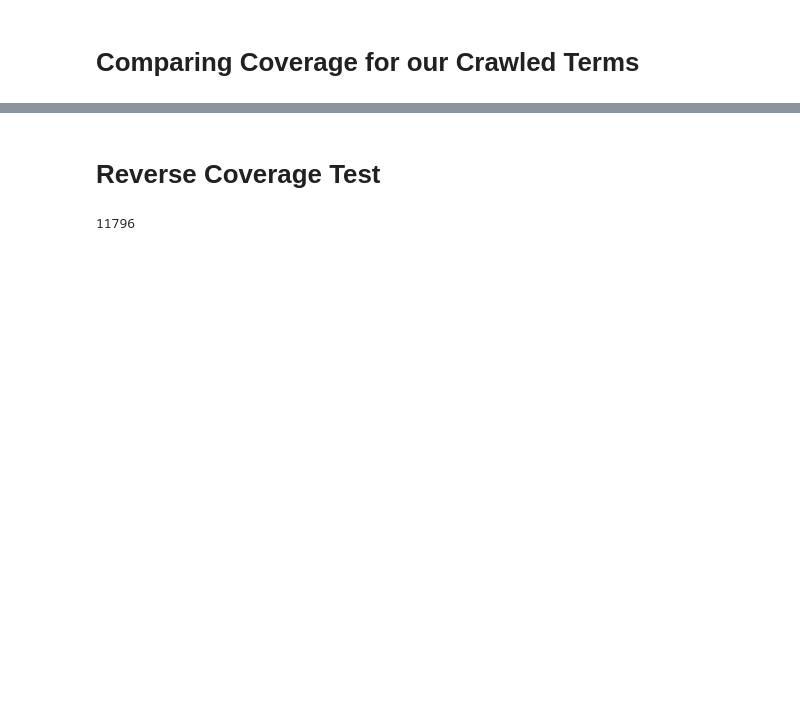
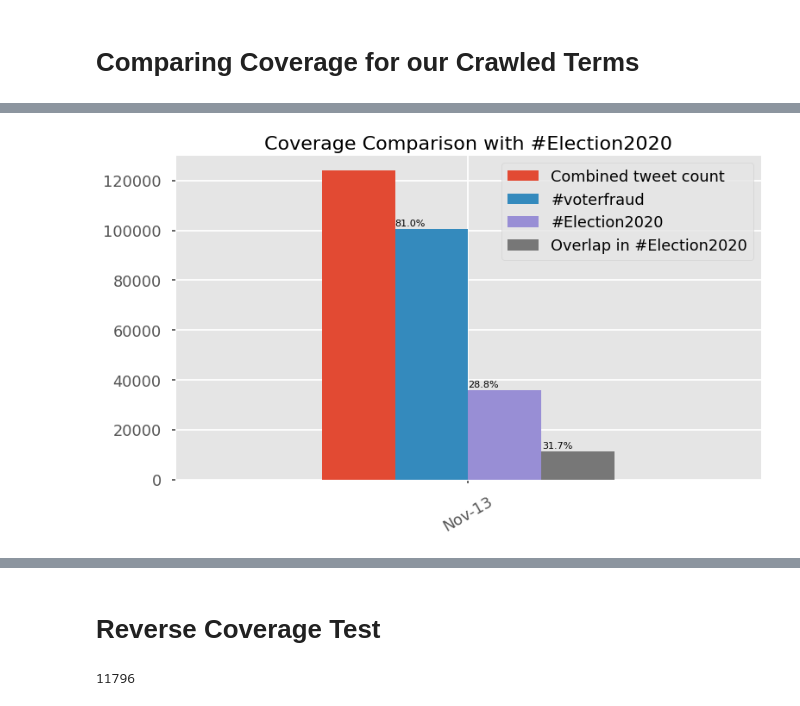
Before and after one commit to sTechLab/VoterFraud2020-analysis, a Jupyter notebook: notebooks/test_coverage.ipynb, the cells around one changed output, grey strips where cells are left out. Drawn from its saved outputs; the diff is of its cells as text; code cells hidden in the pictures; blank space fills up the shorter version.

```diff
--- a/notebooks/test_coverage.ipynb
+++ b/notebooks/test_coverage.ipynb
@@ -375,3 +465,34 @@ crawled_term_coverage_comparison_df
+# %%
+n_terms = crawled_term_coverage_comparison_df.shape[0]
+fig, ax = plt.subplots(1, figsize=(12, 8), dpi=80)
+i = 0
+fig.tight_layout(pad=10)
+
+plot_df = pd.DataFrame(crawled_term_coverage_comparison_df.sum(), columns=["Nov-13"])
+plot_df.T.plot.bar(ax=ax, rot=30, color=['C0', 'C1', 'C2', 'C3'])
+
+for feature_index, p in enumerate(ax.patches):
+    patch_value = plot_df.iloc[feature_index][0]
+
+    if (columns[feature_index] == "intersection"):
+        total = plot_df.loc["ferrara_tweet_count"][0]
+    else:
+        total = plot_df.loc["combined_tweet_count"][0]
+
+    if (patch_value != total):
+        ax.annotate(
+            "{:,.1f}%".format((patch_value / total) * 100),
+            (p.get_x() * 1.005, p.get_height() * 1.001),
+            textcoords='offset points', xytext=(0, 3),
+        )
+
+ax.legend(['Combined tweet count', '#voterfraud', '#Election2020', 'Overlap in #Election2020'])
+i += per_plot
+
+plt.title("Coverage Comparison with #Election2020".format(DATE), fontsize=20)
+plt.show()
+# %% [output]
+[figure, added]
 # %%
 per_plot = 5
 n_terms = crawled_term_coverage_comparison_df.shape[0]
```
Also changed, not shown: parts of 22 cells of this notebook, 12 other files.
